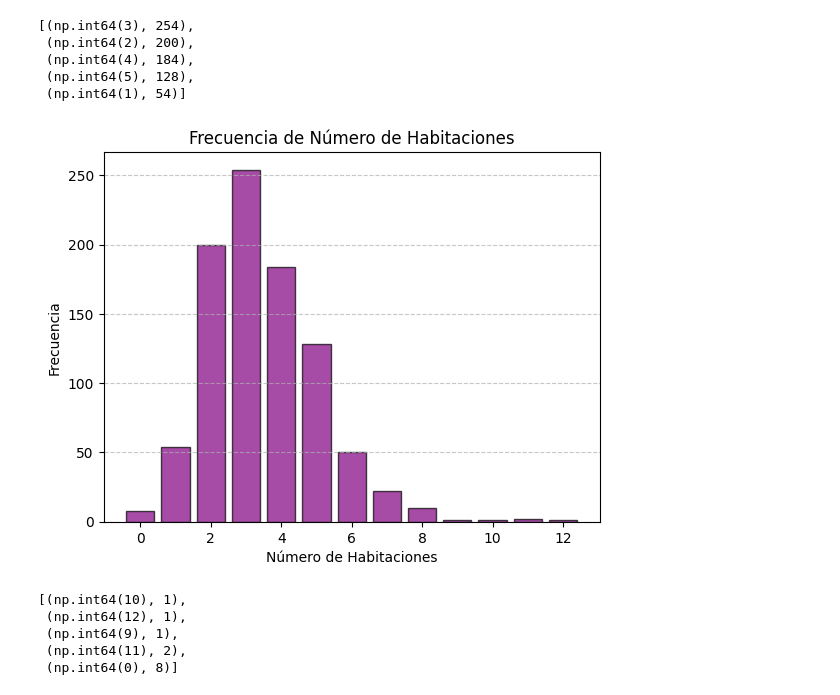
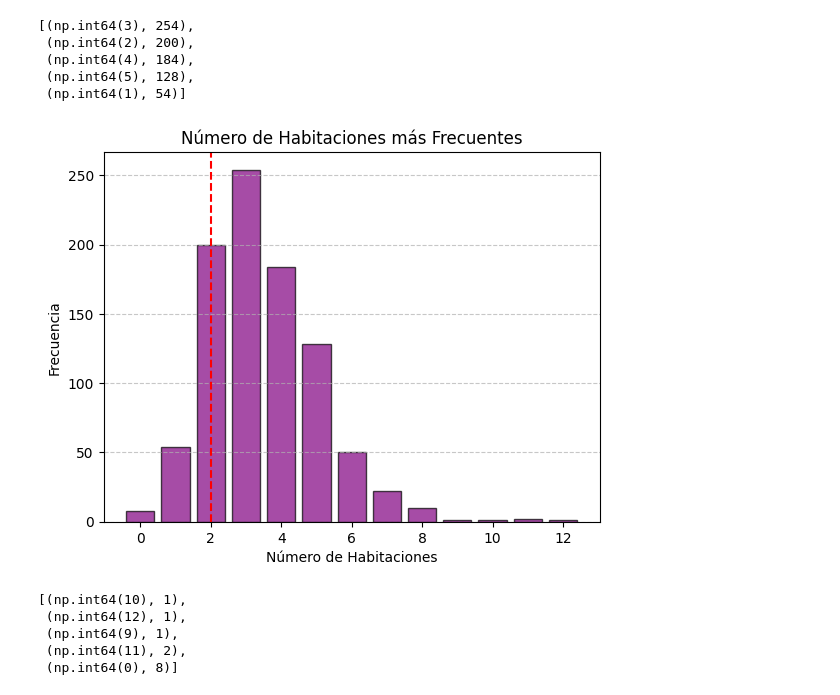
Before and after one commit to mplazap/Bootcamp_ejercicios, a Jupyter notebook: Tema 2 - Matematicas y Estadistica/Ejercicio evaluable (19-12-2024)/M2 - Marino Plaza.ipynb, the cells around one changed output. Saved outputs shown, nothing was run; the diff lists cells and outputs as text; code cells hidden in the pictures.

```diff
--- a/Tema 2 - Matematicas y Estadistica/Ejercicio evaluable (19-12-2024)/M2 - Marino Plaza.ipynb
+++ b/Tema 2 - Matematicas y Estadistica/Ejercicio evaluable (19-12-2024)/M2 - Marino Plaza.ipynb
@@ -664,17 +667,20 @@ Número de habitaciones más frecuente
 # %%
 roms_keys = list(cont_roms.keys())
 roms_values = list(cont_roms.values())
 
 plt.bar(roms_keys, roms_values, color="purple", edgecolor="black", alpha=0.7)
 
-plt.title("Frecuencia de Número de Habitaciones")
+moda = max(cont_baths.items(), key=lambda x: x[1])[0]
+plt.axvline(moda, color="red", linestyle="--", label=f"Moda: {moda}")
+
+plt.title("Número de Habitaciones más Frecuentes")
 plt.xlabel("Número de Habitaciones")
 plt.ylabel("Frecuencia")
 plt.grid(axis="y", linestyle="--", alpha=0.7)
 
 plt.show()
 # %% [output]
-[figure, old version]
+[figure, new version]
 # %%
 # Nº de habitaciones menos frecuentes
 cont_roms = Counter(roms)
```
Also changed, not shown: parts of 4 cells of this notebook.
